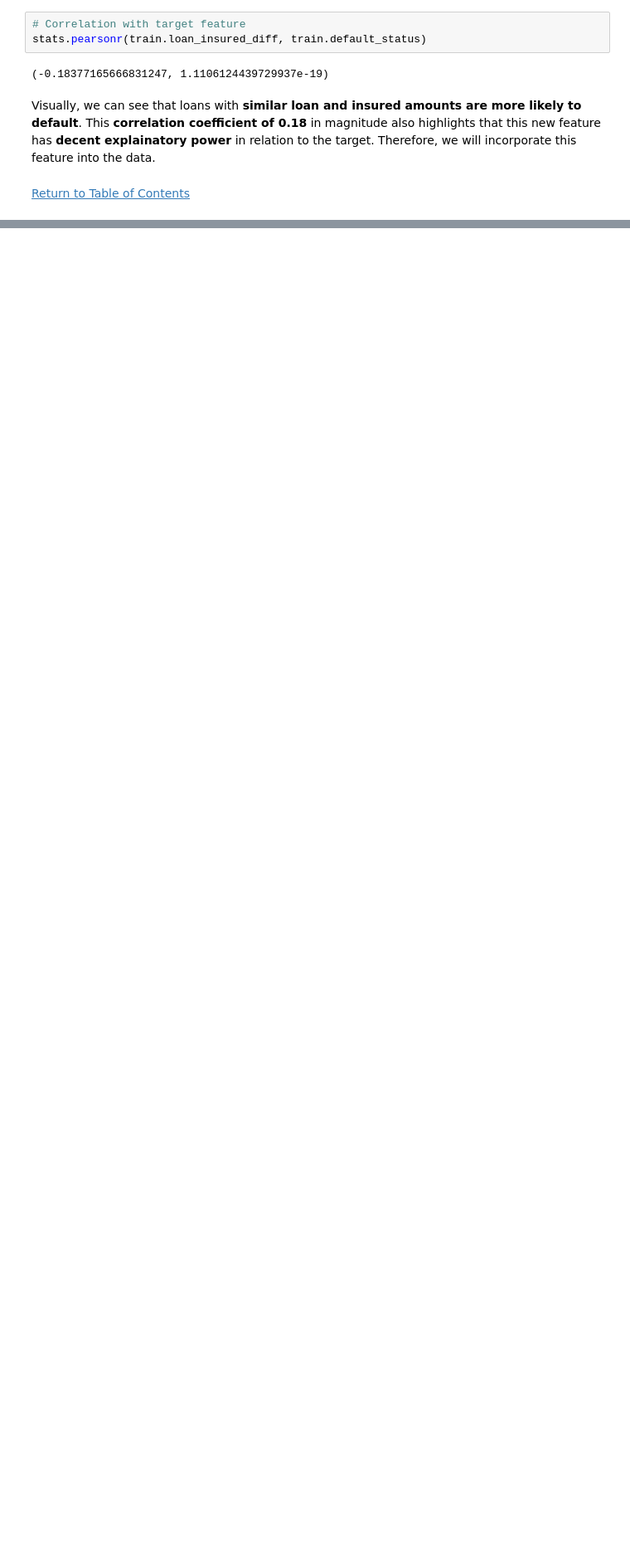
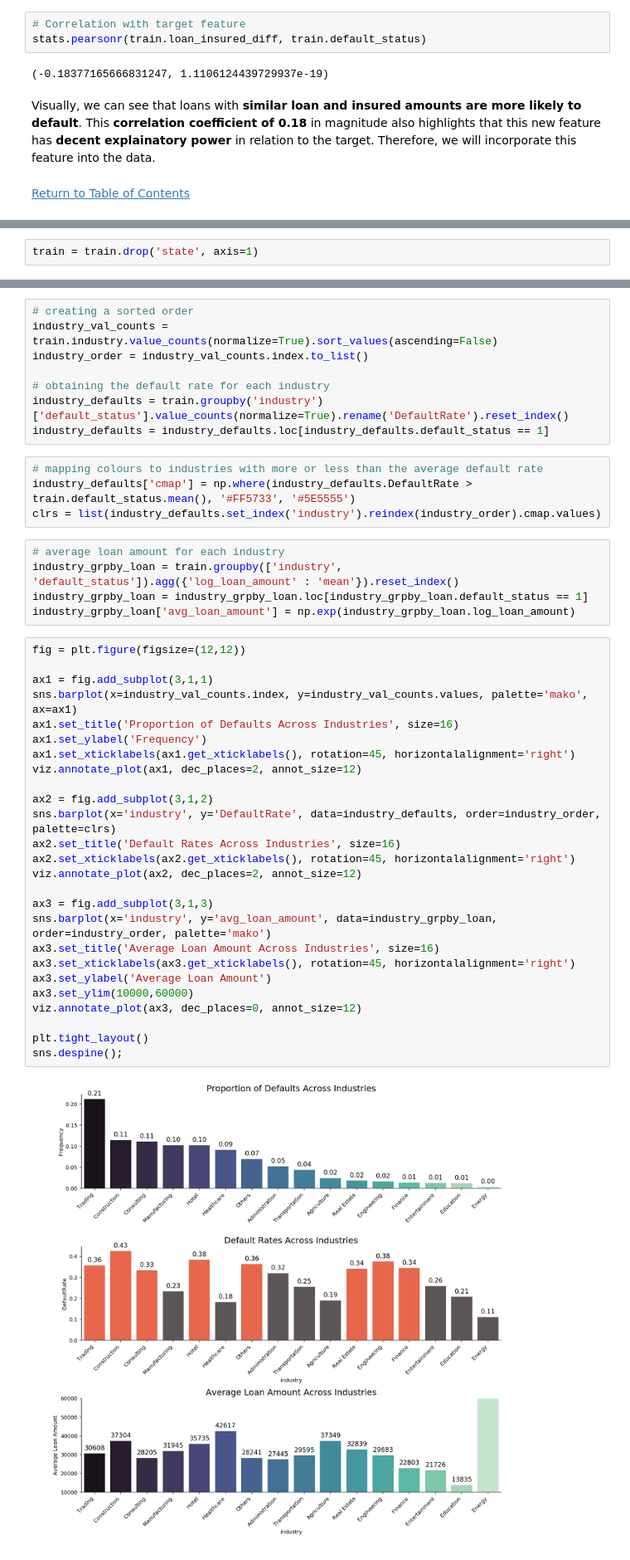
Before and after one commit to Joshuayeo95/Loan-Defaults, a Jupyter notebook: eda.ipynb, the cells around one changed output, grey strips where cells are left out. Shown at 83% size. Cells and saved outputs as stored; diff of their text form; blank space fills up the shorter version.

```diff
--- a/eda.ipynb
+++ b/eda.ipynb
@@ -514,0 +592,2 @@ Visually, we can see that loans with __similar loan and insured amounts are more
+# %%
+train = train.drop('state', axis=1)
@@ -514,0 +598,45 @@ Visually, we can see that loans with __similar loan and insured amounts are more
+# %%
+# creating a sorted order
+industry_val_counts = train.industry.value_counts(normalize=True).sort_values(ascending=False)
+industry_order = industry_val_counts.index.to_list()
+
+# obtaining the default rate for each industry
+industry_defaults = train.groupby('industry')['default_status'].value_counts(normalize=True).rename('DefaultRate').reset_index()
+industry_defaults = industry_defaults.loc[industry_defaults.default_status == 1]
+# %%
+# mapping colours to industries with more or less than the average default rate
+industry_defaults['cmap'] = np.where(industry_defaults.DefaultRate > train.default_status.mean(), '#FF5733', '#5E5555')
+clrs = list(industry_defaults.set_index('industry').reindex(industry_order).cmap.values)
+# %%
+# average loan amount for each industry
+industry_grpby_loan = train.groupby(['industry', 'default_status']).agg({'log_loan_amount' : 'mean'}).reset_index()
+industry_grpby_loan = industry_grpby_loan.loc[industry_grpby_loan.default_status == 1]
+industry_grpby_loan['avg_loan_amount'] = np.exp(industry_grpby_loan.log_loan_amount)
+# %%
+fig = plt.figure(figsize=(12,12))
+
+ax1 = fig.add_subplot(3,1,1)
+sns.barplot(x=industry_val_counts.index, y=industry_val_counts.values, palette='mako', ax=ax1)
+ax1.set_title('Proportion of Defaults Across Industries', size=16)
+ax1.set_ylabel('Frequency')
+ax1.set_xticklabels(ax1.get_xticklabels(), rotation=45, horizontalalignment='right')
+viz.annotate_plot(ax1, dec_places=2, annot_size=12)
+
+ax2 = fig.add_subplot(3,1,2)
+sns.barplot(x='industry', y='DefaultRate', data=industry_defaults, order=industry_order, palette=clrs)
+ax2.set_title('Default Rates Across Industries', size=16)
+ax2.set_xticklabels(ax2.get_xticklabels(), rotation=45, horizontalalignment='right')
+viz.annotate_plot(ax2, dec_places=2, annot_size=12)
+
+ax3 = fig.add_subplot(3,1,3)
+sns.barplot(x='industry', y='avg_loan_amount', data=industry_grpby_loan, order=industry_order, palette='mako')
+ax3.set_title('Average Loan Amount Across Industries', size=16)
+ax3.set_xticklabels(ax3.get_xticklabels(), rotation=45, horizontalalignment='right')
+ax3.set_ylabel('Average Loan Amount')
+ax3.set_ylim(10000,60000)
+viz.annotate_plot(ax3, dec_places=0, annot_size=12)
+
+plt.tight_layout()
+sns.despine();
+# %% [output]
+[figure, added]
```
Also changed, not shown: parts of 57 cells of this notebook.
